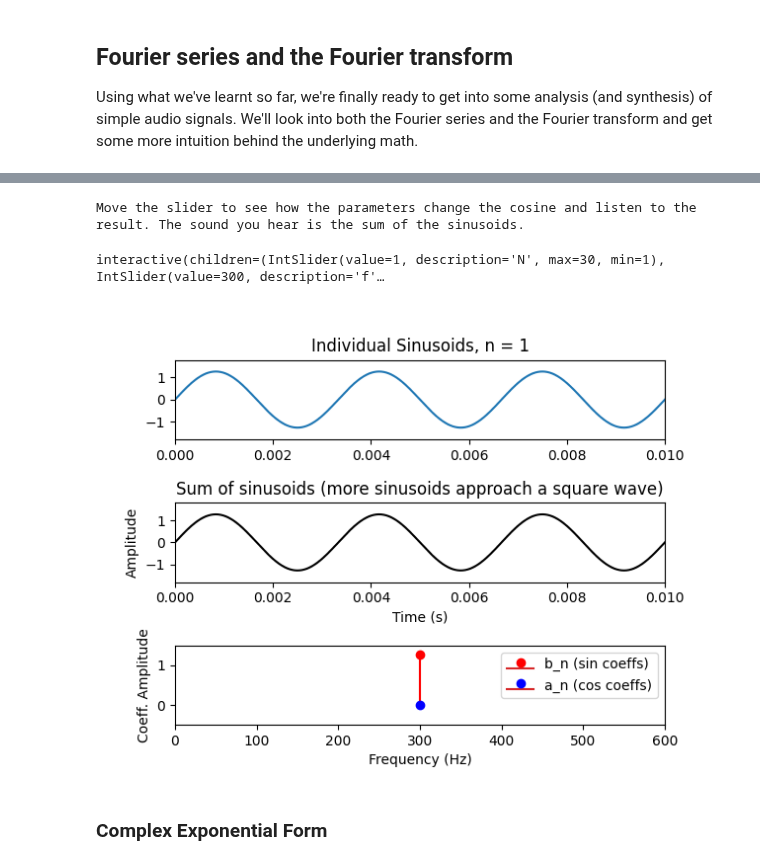
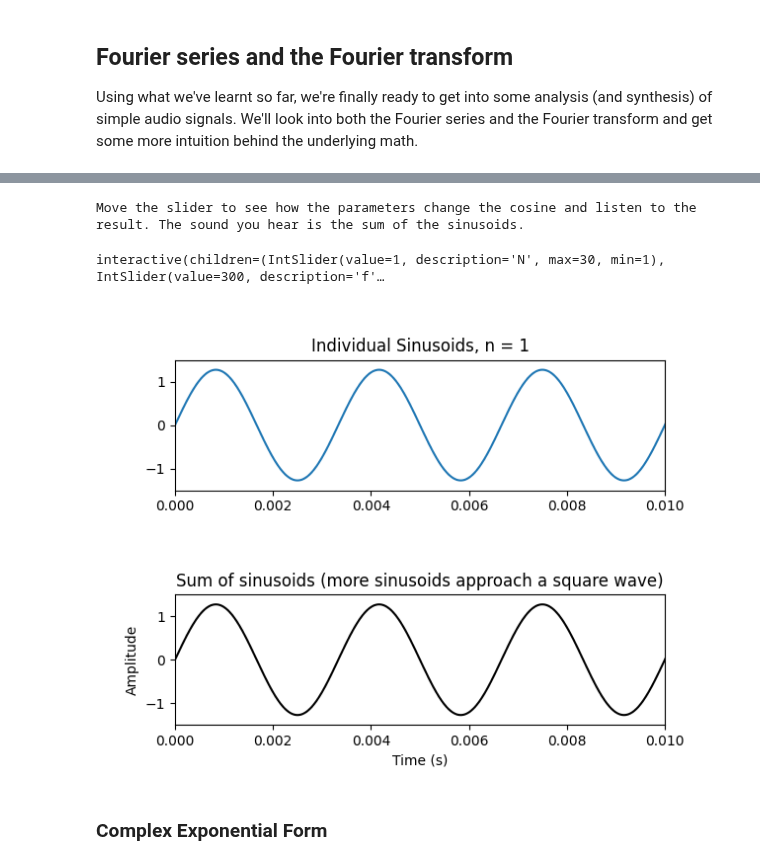
Before and after one commit to randyaliased/acspjbook, a Jupyter notebook: book/fundamental/04_Fourier_Series.ipynb, the cells around one changed output, grey strips where cells are left out. Saved outputs shown, nothing was run; the diff lists cells and outputs as text; code cells hidden in the pictures.

```diff
--- a/book/fundamental/04_Fourier_Series.ipynb
+++ b/book/fundamental/04_Fourier_Series.ipynb
@@ -84,6 +84,6 @@ Let's do an interactive plot to see how this all works out. In the following $N$
 # %%
 # Setting up the plots
-fig, axes = plt.subplots(3,1)
+fig, axes = plt.subplots(2,1)
 fig.subplots_adjust(hspace=0.8)  # horizontal spacing
 
 dt = 0.00001 # time spacing
@@ -103,51 +103,39 @@ axes[1].set_ylim([-1.5, 1.5])
 
 
 
-
 # Create the interactive plot
 def update(N = 1, f=300):
 
     axes[0].clear()
     axes[0].set_xlim([0, 0.01])
     axes[0].set_ylim([-1.5, 1.5])
     Y = np.zeros([len(t),N])
 
-    fs_coeffs = np.zeros([N,3])
     for n in range(N):
         fo = (n+1)*f
         # These are the Fourier Series coefficients for a square wave
         # But you can change them to any other values you like to see what happens
         # (There are specific values for the coefficients for different waveforms)
         an = 0
         bn = (2/((n+1)*np.pi))*(1-(-1)**(n+1))
         #
         Y[:,n] = an*np.cos(2*np.pi*fo*t) + bn*np.sin(2*np.pi*fo*t)
         axes[0].plot(t, Y[:,n])
         axes[0].set_title('Individual Sinusoids, n = '+str(n+1))
-        fs_coeffs[n,:] = [fo, an, bn]
 
     Y_sum = np.sum(Y,axis=1)
     sum_waves.set_data(t, Y_sum)
     fig.canvas.draw_idle()
-
-    axes[2].clear()
-    axes[2].set_xlim([0, (N+1)*f])
-    axes[2].stem(fs_coeffs[:,0], fs_coeffs[:,2], 'ro', label='b_n (sin coeffs)')
-    axes[2].stem(fs_coeffs[:,0], fs_coeffs[:,1], 'bo', label='a_n (cos coeffs)')
-    axes[2].set_ylabel('Coeff. Amplitude', color='k')
-    axes[2].set_xlabel('Frequency (Hz)', color='k')
-    axes[2].set_ylim([-0.5, 1.5])
-    axes[2].legend()
 
     IPython.display.display(Audio(Y_sum.T, rate=1/dt,normalize=True))
 
 
 print('Move the slider to see how the parameters change the cosine and listen to the result. The sound you hear is the sum of the sinusoids.')
 interact(update, N = (1,30,1), f=(100,1000,1));
 # %% [output]
 Move the slider to see how the parameters change the cosine and listen to the result. The sound you hear is the sum of the sinusoids.
 interactive(children=(IntSlider(value=1, description='N', max=30, min=1), IntSlider(value=300, description='f'…
-[figure, old version]
+[figure, new version]
 # %% [markdown]
 ### Complex Exponential Form
 # %% [markdown]
```
Also changed, not shown: parts of 1 cell of this notebook.
